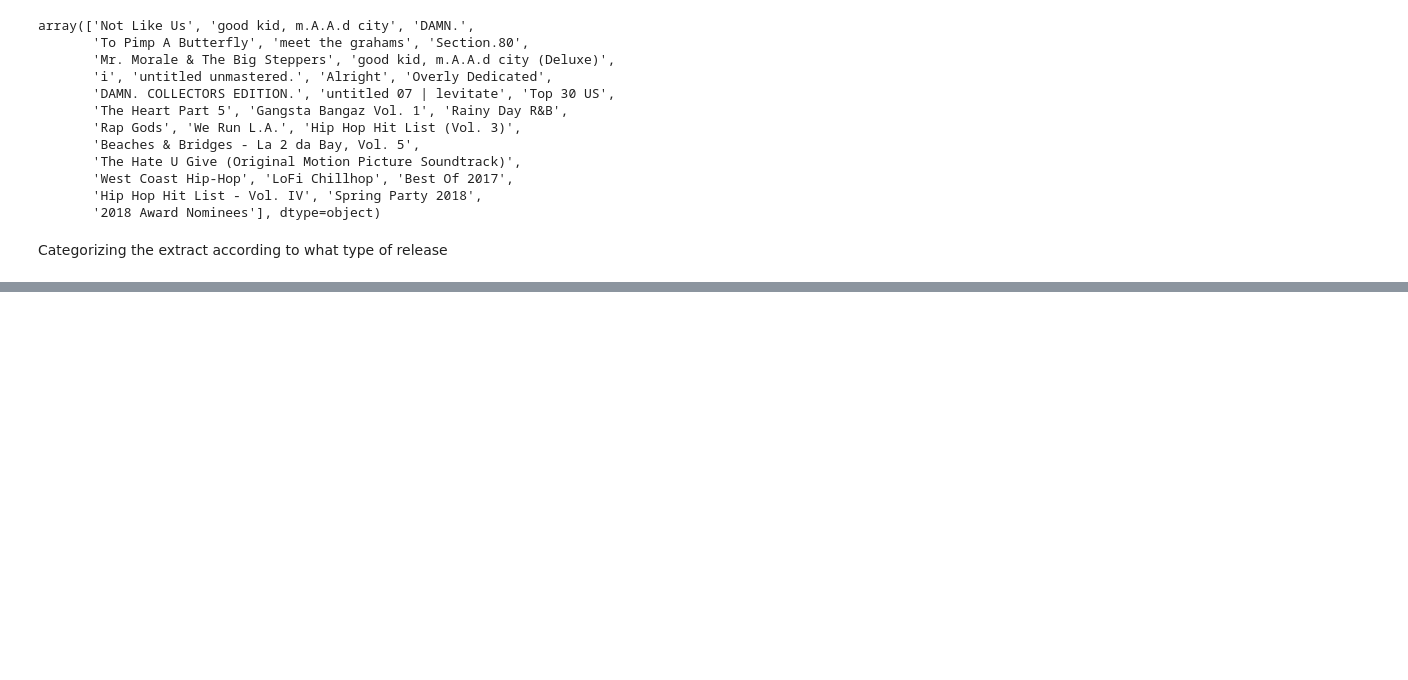
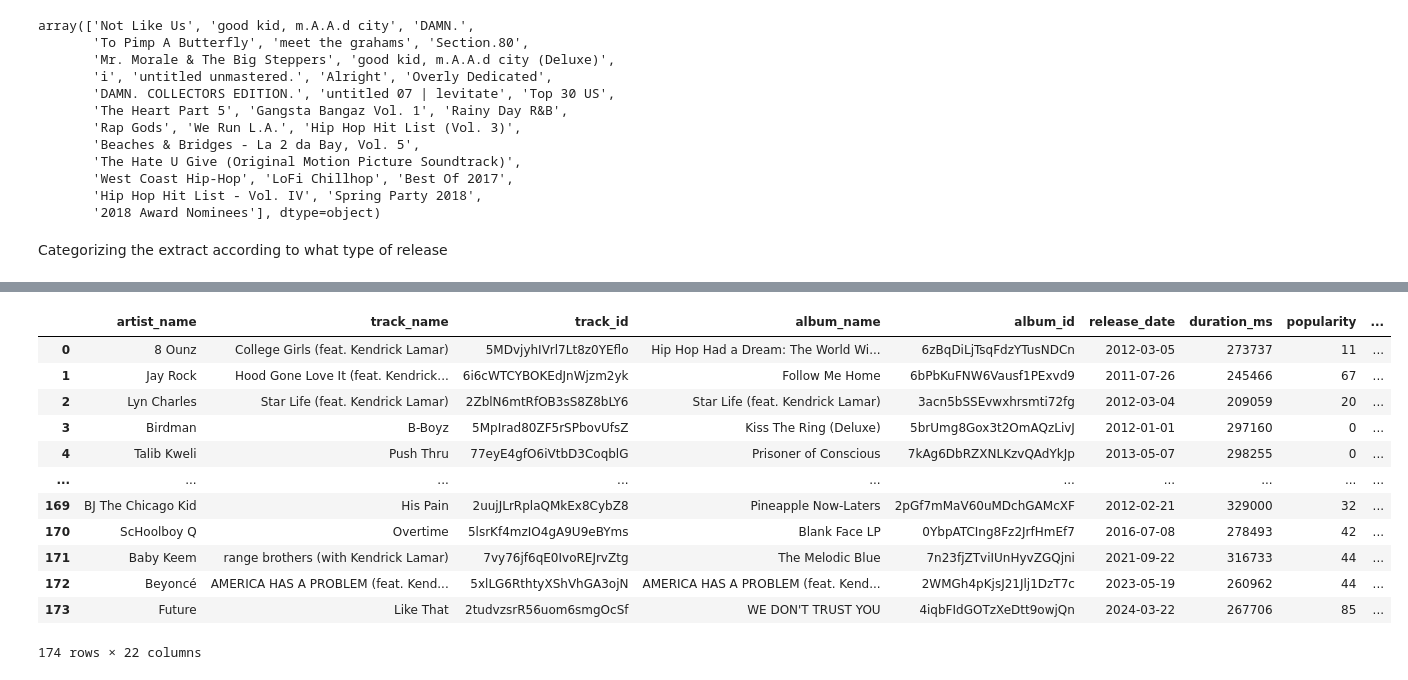
Before and after one commit to chik0di/spotify.dump, a Jupyter notebook: Kendrick Lamar/bottom_pot.ipynb, the cells around one changed output, grey strips where cells are left out. Saved outputs shown, nothing was run; the diff lists cells and outputs as text; code cells hidden in the pictures; blank space fills up the shorter version.

```diff
--- a/Kendrick Lamar/bottom_pot.ipynb
+++ b/Kendrick Lamar/bottom_pot.ipynb
@@ -221,0 +340,16 @@ See the caveats in the documentation: https://pandas.pydata.org/pandas-docs/stab
+# %%
+ft
+# %% [output]
+|  | artist_name | track_name | track_id | album_name | album_id | release_date | duration_ms | popularity | ... |
+| 0 | 8 Ounz | College Girls (feat. Kendrick Lamar) | 5MDvjyhIVrl7Lt8z0YEflo | Hip Hop Had a Dream: The World Wi... | 6zBqDiLjTsqFdzYTusNDCn | 2012-03-05 | 273737 | 11 | ... |
+| 1 | Jay Rock | Hood Gone Love It (feat. Kendrick... | 6i6cWTCYBOKEdJnWjzm2yk | Follow Me Home | 6bPbKuFNW6Vausf1PExvd9 | 2011-07-26 | 245466 | 67 | ... |
+| 2 | Lyn Charles | Star Life (feat. Kendrick Lamar) | 2ZblN6mtRfOB3sS8Z8bLY6 | Star Life (feat. Kendrick Lamar) | 3acn5bSSEvwxhrsmti72fg | 2012-03-04 | 209059 | 20 | ... |
+| 3 | Birdman | B-Boyz | 5MpIrad80ZF5rSPbovUfsZ | Kiss The Ring (Deluxe) | 5brUmg8Gox3t2OmAQzLivJ | 2012-01-01 | 297160 | 0 | ... |
+| 4 | Talib Kweli | Push Thru | 77eyE4gfO6iVtbD3CoqblG | Prisoner of Conscious | 7kAg6DbRZXNLKzvQAdYkJp | 2013-05-07 | 298255 | 0 | ... |
+| ... | ... | ... | ... | ... | ... | ... | ... | ... | ... |
+| 169 | BJ The Chicago Kid | His Pain | 2uujJLrRplaQMkEx8CybZ8 | Pineapple Now-Laters | 2pGf7mMaV60uMDchGAMcXF | 2012-02-21 | 329000 | 32 | ... |
+| 170 | ScHoolboy Q | Overtime | 5lsrKf4mzIO4gA9U9eBYms | Blank Face LP | 0YbpATCIng8Fz2JrfHmEf7 | 2016-07-08 | 278493 | 42 | ... |
+| 171 | Baby Keem | range brothers (with Kendrick Lamar) | 7vy76jf6qE0IvoREJrvZtg | The Melodic Blue | 7n23fjZTviIUnHyvZGQjni | 2021-09-22 | 316733 | 44 | ... |
+| 172 | Beyoncé | AMERICA HAS A PROBLEM (feat. Kend... | 5xlLG6RthtyXShVhGA3ojN | AMERICA HAS A PROBLEM (feat. Kend... | 2WMGh4pKjsJ21Jlj1DzT7c | 2023-05-19 | 260962 | 44 | ... |
+| 173 | Future | Like That | 2tudvzsrR56uom6smgOcSf | WE DON'T TRUST YOU | 4iqbFIdGOTzXeDtt9owjQn | 2024-03-22 | 267706 | 85 | ... |
+174 rows × 22 columns
```
Also changed, not shown: parts of 15 cells of this notebook, 1 other file.
